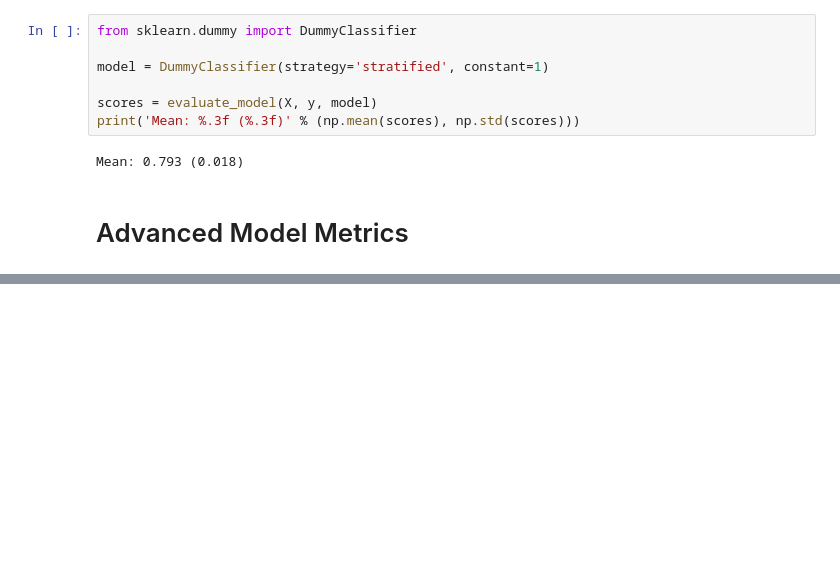
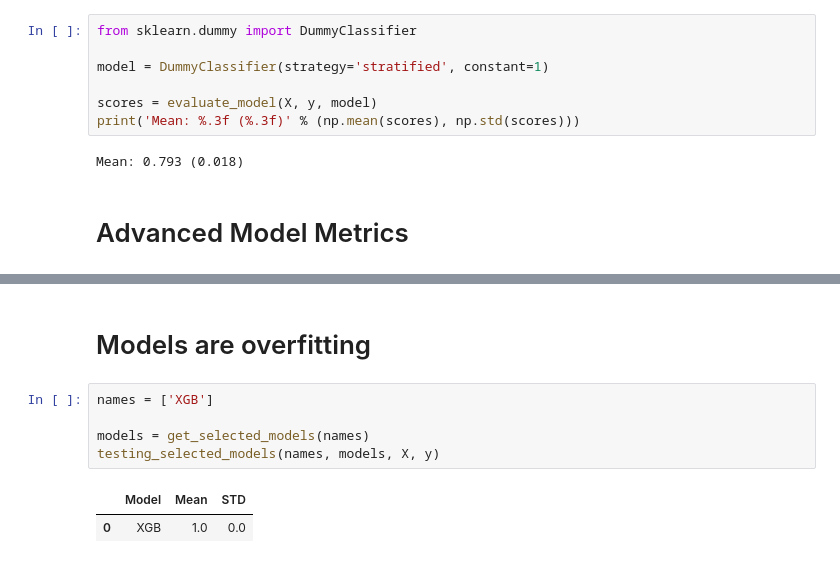
Before and after one commit to MaukanMir/Amaon-Product-Sentioment-Analysis, a Jupyter notebook: training.ipynb, the cells around one changed output, grey strips where cells are left out. Drawn from its saved outputs; the diff is of its cells as text; blank space fills up the shorter version.

Commit message:
added new models

```diff
--- a/training.ipynb
+++ b/training.ipynb
@@ -377,0 +390,10 @@ testing_selected_models(names, models, X, y)
+# %% [markdown]
+# Models are overfitting
+# %%
+names = ['XGB']
+
+models = get_selected_models(names)
+testing_selected_models(names, models, X, y)
+# %% [output]
+|  | Model | Mean | STD |
+| 0 | XGB | 1.0 | 0.0 |
```
Also changed, not shown: parts of 1 cell of this notebook.
